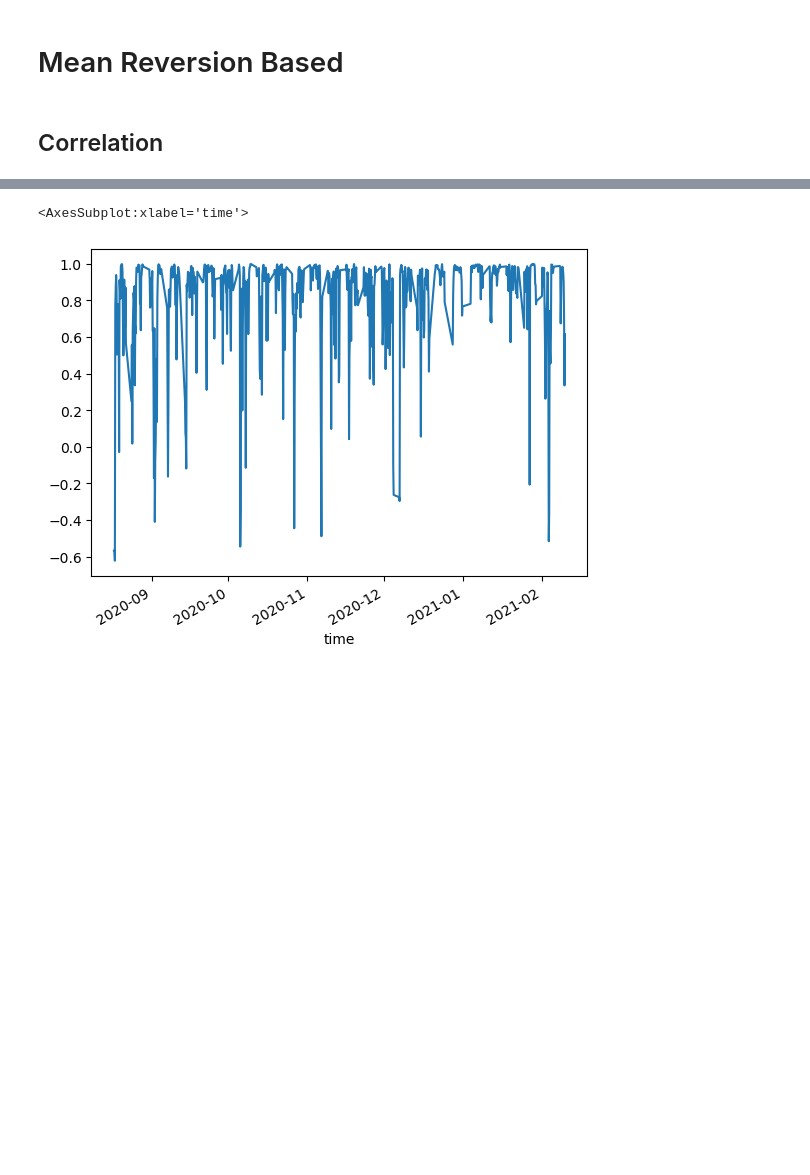
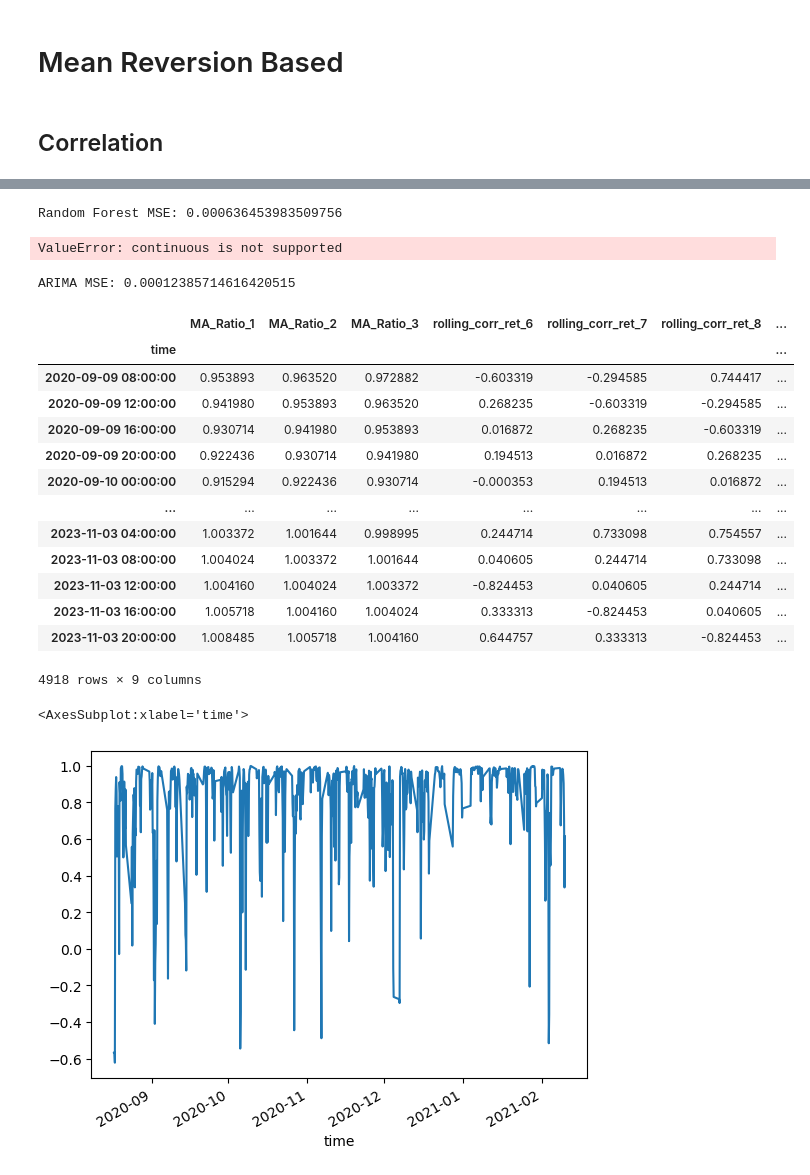
Before and after one commit to aliquid-novi/Strategies, a Jupyter notebook: lets get it/General Research.ipynb, the cells around one changed output, grey strips where cells are left out. Saved outputs shown, nothing was run; the diff lists cells and outputs as text; code cells hidden in the pictures; blank space fills up the shorter version.

Commit message:
further correlation testing

```diff
--- a/lets get it/General Research.ipynb
+++ b/lets get it/General Research.ipynb
@@ -103,0 +204,12 @@ AU_NU
+# %%
+# Split the data into training and testing sets (80% training, 20% testing)
+X_train, X_test, y_train, y_test = train_test_split(granger_df[features], granger_df[target], test_size=0.1, random_state=42)
+
+# Create and train a multiple regression model
+model = LinearRegression()
+model.fit(X_train, y_train)
+
+y_pred = model.predict(X_test)
+# %%
+# Predict the exchange rates using the trained model
+granger_df['Predicted_Spread'] = model.predict(granger_df[features])
@@ -104,3 +293,57 @@ AU_NU
+# %%
+# Split the data into training and testing sets for Random Forest
+X_train, X_test, y_train, y_test = train_test_split(X, y, test_size=0.2, random_state=42)
+
+# Initialize and fit the Random Forest model
+rf_model = RandomForestRegressor(n_estimators=100, random_state=42)
+rf_model.fit(X_train, y_train)
+
+# Make predictions
+rf_predictions = rf_model.predict(X_test)
+
+# Calculate the mean squared error
+rf_mse = mean_squared_error(y_test, rf_predictions)
+print(f"Random Forest MSE: {rf_mse}")
+# %% [output]
+Random Forest MSE: 0.000636453983509756
+# %%
+accuracy_score(y_test, rf_predictions)
+# %% [output]
+ValueError: continuous is not supported
+# %%
+train_size = int(len(y) * 0.8)
+train, test = y[0:train_size], y[train_size:]
+
+# Fit the ARIMA model (you may need to choose the order (p,d,q) based on your data)
+# For this example, let's use (1,0,1) as a placeholder
+arima_model = ARIMA(train, order=(1, 0, 1))
+arima_model_fit = arima_model.fit()
+
+# Make predictions
+arima_predictions = arima_model_fit.forecast(steps=len(test))
+
+# Calculate the mean squared error
+arima_mse = mean_squared_error(test, arima_predictions)
+print(f"ARIMA MSE: {arima_mse}")
+# %% [output]
+ARIMA MSE: 0.00012385714616420515
+# %%
+granger_df
+# %% [output]
+|  | MA_Ratio_1 | MA_Ratio_2 | MA_Ratio_3 | rolling_corr_ret_6 | rolling_corr_ret_7 | rolling_corr_ret_8 | ... |
+| time |  |  |  |  |  |  | ... |
+| 2020-09-09 08:00:00 | 0.953893 | 0.963520 | 0.972882 | -0.603319 | -0.294585 | 0.744417 | ... |
+| 2020-09-09 12:00:00 | 0.941980 | 0.953893 | 0.963520 | 0.268235 | -0.603319 | -0.294585 | ... |
+| 2020-09-09 16:00:00 | 0.930714 | 0.941980 | 0.953893 | 0.016872 | 0.268235 | -0.603319 | ... |
+| 2020-09-09 20:00:00 | 0.922436 | 0.930714 | 0.941980 | 0.194513 | 0.016872 | 0.268235 | ... |
+| 2020-09-10 00:00:00 | 0.915294 | 0.922436 | 0.930714 | -0.000353 | 0.194513 | 0.016872 | ... |
+| ... | ... | ... | ... | ... | ... | ... | ... |
+| 2023-11-03 04:00:00 | 1.003372 | 1.001644 | 0.998995 | 0.244714 | 0.733098 | 0.754557 | ... |
+| 2023-11-03 08:00:00 | 1.004024 | 1.003372 | 1.001644 | 0.040605 | 0.244714 | 0.733098 | ... |
+| 2023-11-03 12:00:00 | 1.004160 | 1.004024 | 1.003372 | -0.824453 | 0.040605 | 0.244714 | ... |
+| 2023-11-03 16:00:00 | 1.005718 | 1.004160 | 1.004024 | 0.333313 | -0.824453 | 0.040605 | ... |
+| 2023-11-03 20:00:00 | 1.008485 | 1.005718 | 1.004160 | 0.644757 | 0.333313 | -0.824453 | ... |
+4918 rows × 9 columns
 # %%
 AU_NU = get_pair_correlations('AUDUSD.a', 'NZDUSD.a', 5)
 AU_NU['rolling_corr'].iloc[0:750].plot()
```
Also changed, not shown: parts of 20 cells of this notebook, 5 other files.
